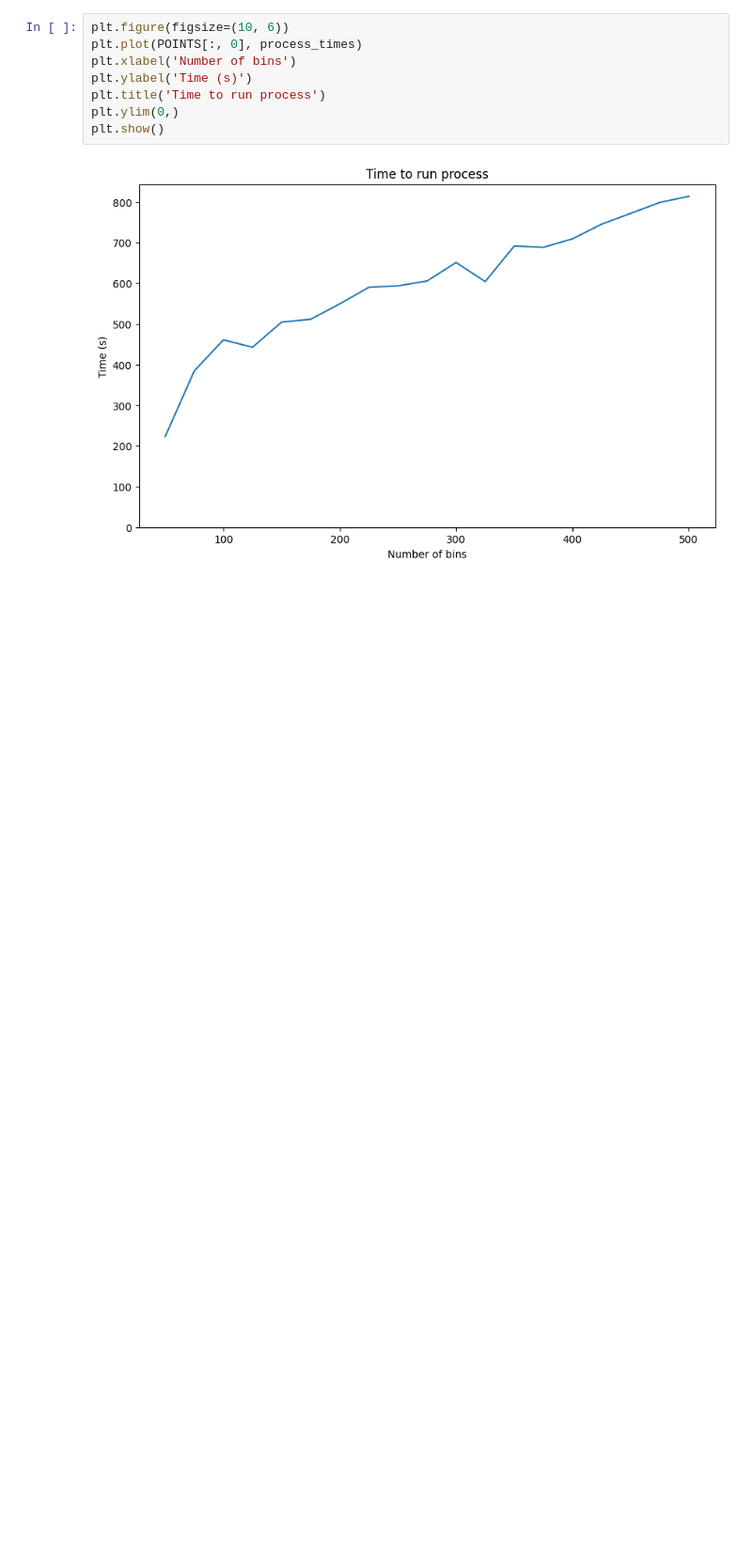
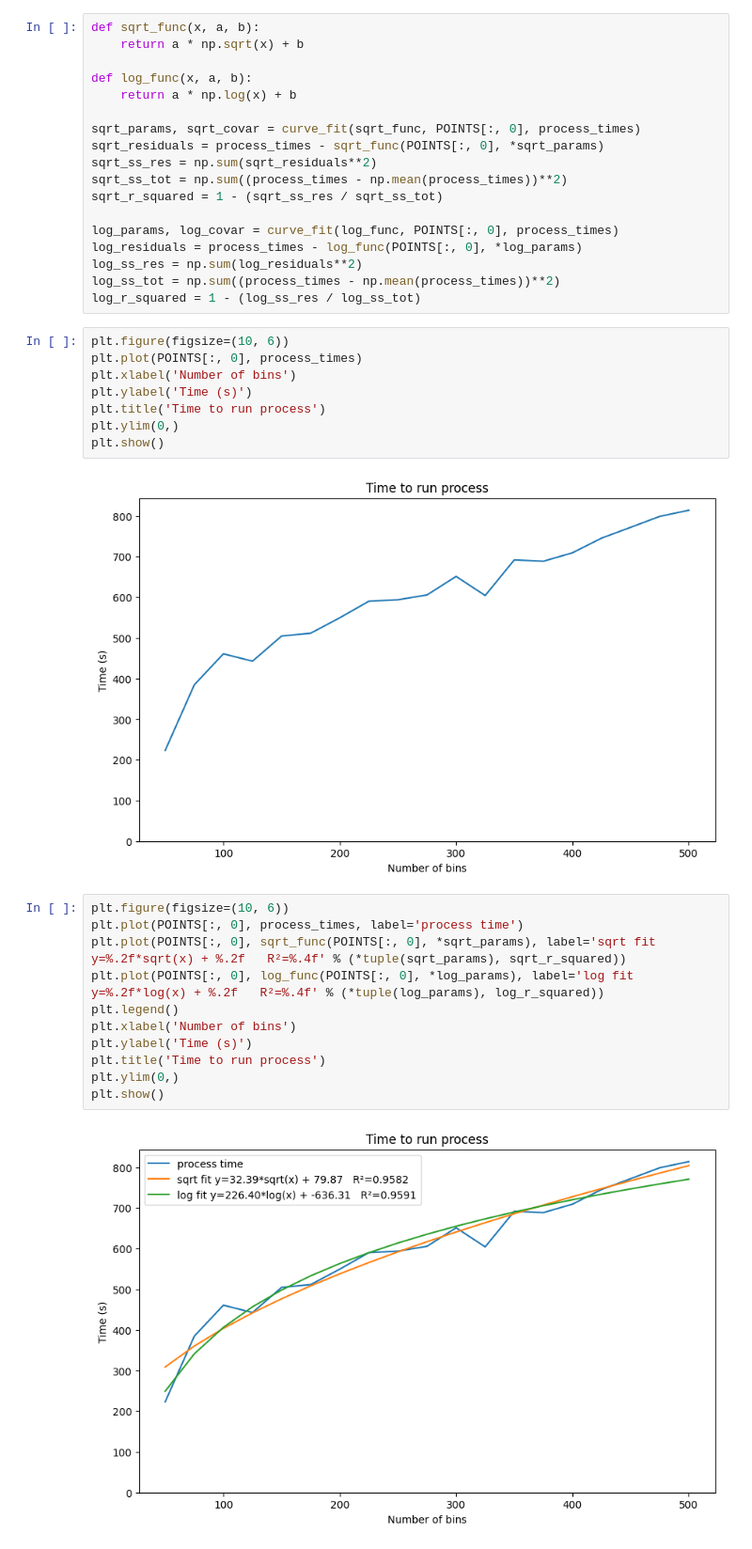
Before and after one commit to BMDragon/PROfit_Scaling, a Jupyter notebook: plotting.ipynb, the cells around one changed output. Shown at 94% size. Cells and saved outputs as stored; diff of their text form; blank space fills up the shorter version.

```diff
--- a/plotting.ipynb
+++ b/plotting.ipynb
@@ -72,3 +122,21 @@ plt.show()
+# %%
+def sqrt_func(x, a, b):
+    return a * np.sqrt(x) + b
+
+def log_func(x, a, b):
+    return a * np.log(x) + b
+
+sqrt_params, sqrt_covar = curve_fit(sqrt_func, POINTS[:, 0], process_times)
+sqrt_residuals = process_times - sqrt_func(POINTS[:, 0], *sqrt_params)
+sqrt_ss_res = np.sum(sqrt_residuals**2)
+sqrt_ss_tot = np.sum((process_times - np.mean(process_times))**2)
+sqrt_r_squared = 1 - (sqrt_ss_res / sqrt_ss_tot)
+
+log_params, log_covar = curve_fit(log_func, POINTS[:, 0], process_times)
+log_residuals = process_times - log_func(POINTS[:, 0], *log_params)
+log_ss_res = np.sum(log_residuals**2)
+log_ss_tot = np.sum((process_times - np.mean(process_times))**2)
+log_r_squared = 1 - (log_ss_res / log_ss_tot)
 # %%
 plt.figure(figsize=(10, 6))
 plt.plot(POINTS[:, 0], process_times)
@@ -79,3 +147,16 @@ plt.ylim(0,)
 plt.show()
 # %% [output]
 [figure]
+# %%
+plt.figure(figsize=(10, 6))
+plt.plot(POINTS[:, 0], process_times, label='process time')
+plt.plot(POINTS[:, 0], sqrt_func(POINTS[:, 0], *sqrt_params), label='sqrt fit y=%.2f*sqrt(x) + %.2f   R²=%.4f' % (*tuple(sqrt_params), sqrt_r_squared))
+plt.plot(POINTS[:, 0], log_func(POINTS[:, 0], *log_params), label='log fit y=%.2f*log(x) + %.2f   R²=%.4f' % (*tuple(log_params), log_r_squared))
+plt.legend()
+plt.xlabel('Number of bins')
+plt.ylabel('Time (s)')
+plt.title('Time to run process')
+plt.ylim(0,)
+plt.show()
+# %% [output]
+[figure, added]
```
Also changed, not shown: parts of 5 cells of this notebook.
